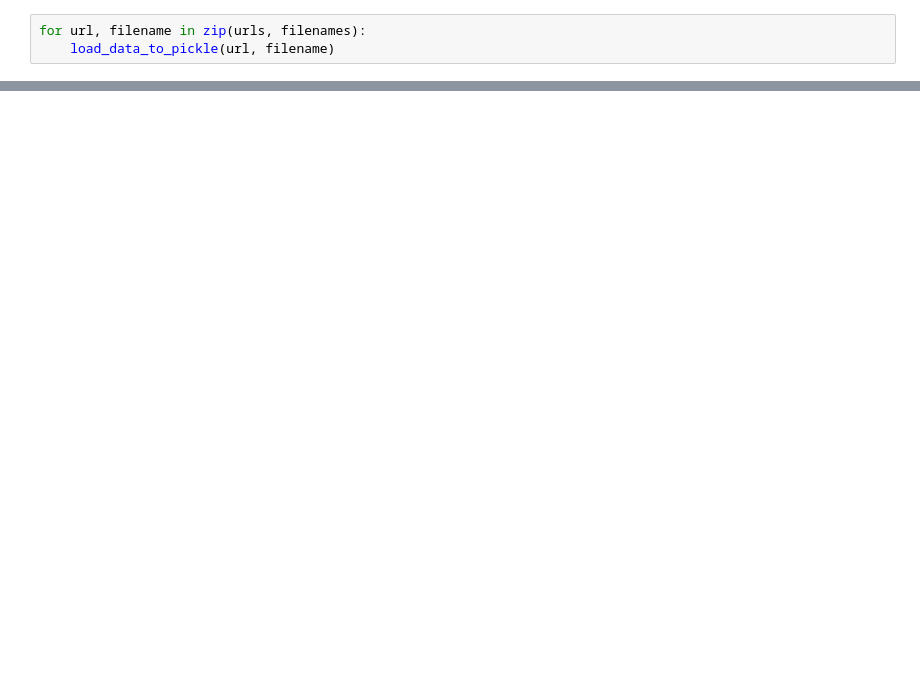
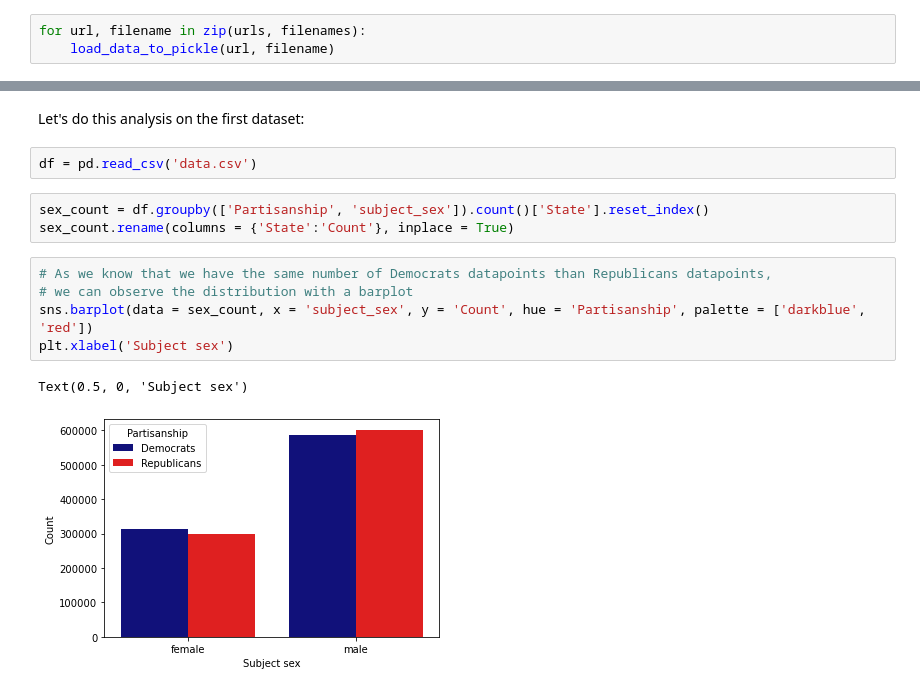
Before and after one commit to epfl-ada/ada-2020-project-milestone-p3-p3_fraises-tagada, a Jupyter notebook: P4_notebook.ipynb, the cells around one changed output, grey strips where cells are left out. Cells and saved outputs as stored; diff of their text form; blank space fills up the shorter version.

```diff
--- a/P4_notebook.ipynb
+++ b/P4_notebook.ipynb
@@ -39,0 +383,15 @@ for url, filename in zip(urls, filenames):
+# %% [markdown]
+Let's do this analysis on the first dataset:
+# %%
+df = pd.read_csv('data.csv')
+# %%
+sex_count = df.groupby(['Partisanship', 'subject_sex']).count()['State'].reset_index()
+sex_count.rename(columns = {'State':'Count'}, inplace = True)
+# %%
+# As we know that we have the same number of Democrats datapoints than Republicans datapoints,
+# we can observe the distribution with a barplot
+sns.barplot(data = sex_count, x = 'subject_sex', y = 'Count', hue = 'Partisanship', palette = ['darkblue', 'red'])
+plt.xlabel('Subject sex')
+# %% [output]
+Text(0.5, 0, 'Subject sex')
+[figure, added]
```
Also changed, not shown: parts of 83 cells of this notebook, 4 other files.
